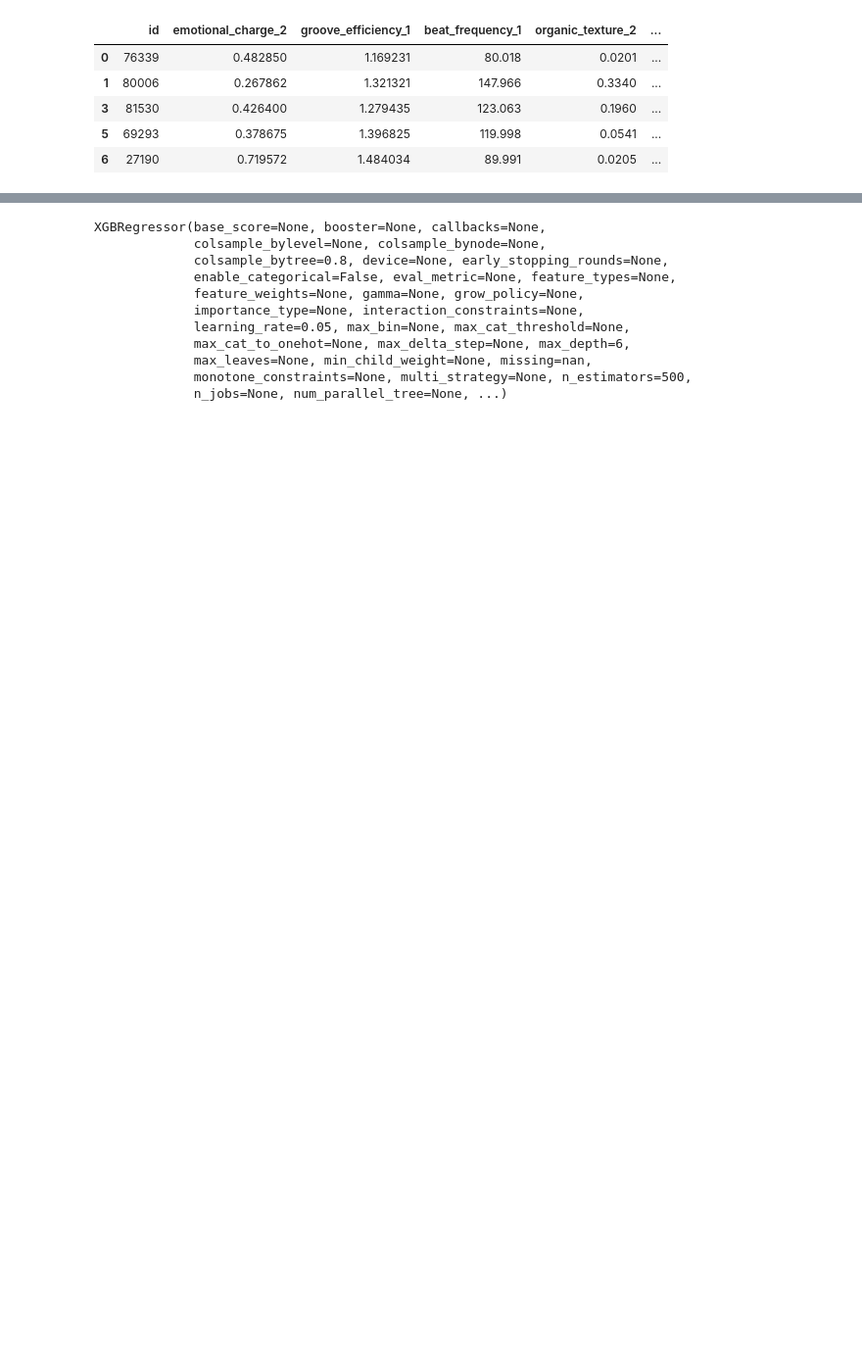
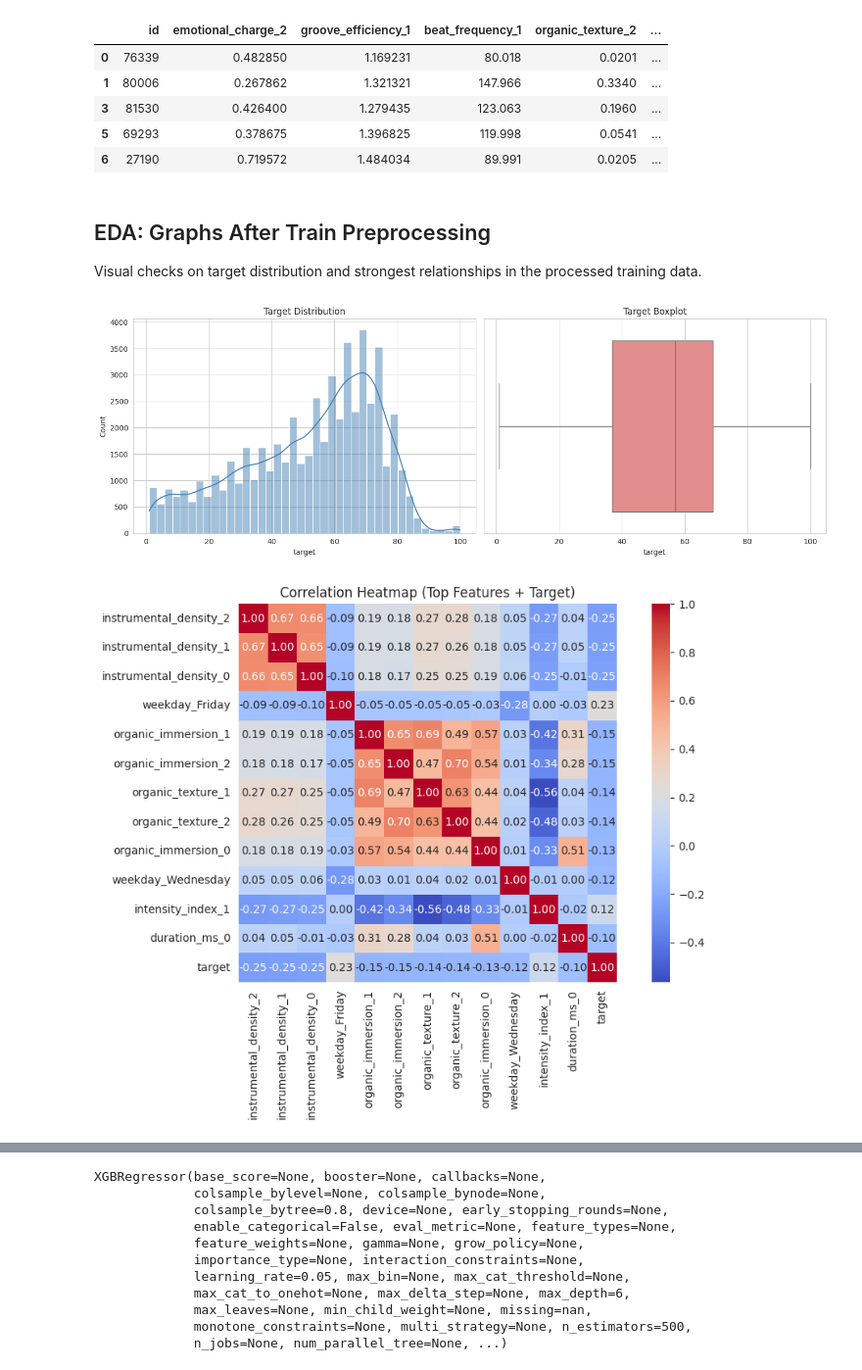
Before and after one commit to TenathDilusha/kaggle-Regression, a Jupyter notebook: main.ipynb, the cells around one changed output, grey strips where cells are left out. Shown at 98% size. Cells and saved outputs as stored; diff of their text form; code cells hidden in the pictures; blank space fills up the shorter version.

```diff
--- a/main.ipynb
+++ b/main.ipynb
@@ -37,9 +19,9 @@ train.head()
 | 3 | 81530 | 0.426400 | 1.279435 | 123.063 | 0.1960 | ... |
 | 4 | 60534 | 0.000000 | 0.974906 | 132.722 | 0.0811 | ... |
 # %%
-train = train.drop(['composition_label_0', 'composition_label_1', 'creator_collective', 'composition_label_2', 'track_identifier'], axis=1)
+df = df.drop(['composition_label_0', 'composition_label_1', 'creator_collective', 'composition_label_2', 'track_identifier'], axis=1)
 # %%
-train = train.dropna(subset = ['weekday_of_release', 'season_of_release', 'lunar_phase'])
+df = df.dropna(subset = ['weekday_of_release', 'season_of_release', 'lunar_phase'])
 # %%
-train = train.fillna(0)
+df = df.fillna(0)
 # %%
@@ -66,10 +39,11 @@ train.head()
 # %%
-train['publication_timestamp'] = pd.to_datetime(
-    train['publication_timestamp'],
+df['publication_timestamp'] = pd.to_datetime(
+    df['publication_timestamp'],
     errors='coerce'
 )
 
-train['year'] = train['publication_timestamp'].dt.year
-train['month'] = train['publication_timestamp'].dt.month
-train['day'] = train['publication_timestamp'].dt.day
+df['year'] = df['publication_timestamp'].dt.year
+df['month'] = df['publication_timestamp'].dt.month
+df['day'] = df['publication_timestamp'].dt.day
+df = df.drop('publication_timestamp', axis=1)
 # %%
@@ -81,3 +55,57 @@ train.head()
 | 3 | 81530 | 0.426400 | 1.279435 | 123.063 | 0.1960 | ... |
 | 5 | 69293 | 0.378675 | 1.396825 | 119.998 | 0.0541 | ... |
 | 6 | 27190 | 0.719572 | 1.484034 | 89.991 | 0.0205 | ... |
+# %% [markdown]
+## EDA: Graphs After Train Preprocessing
+Visual checks on target distribution and strongest relationships in the processed training data.
+# %%
+import matplotlib.pyplot as plt
+import seaborn as sns
+
+sns.set_style('whitegrid')
+
+# 1) Target distribution after preprocessing
+fig, axes = plt.subplots(1, 2, figsize=(14, 5))
+sns.histplot(df['target'], kde=True, bins=40, ax=axes[0], color='steelblue')
+axes[0].set_title('Target Distribution')
+axes[0].set_xlabel('target')
+
+sns.boxplot(x=df['target'], ax=axes[1], color='lightcoral')
+axes[1].set_title('Target Boxplot')
+axes[1].set_xlabel('target')
+plt.tight_layout()
+plt.show()
+
+# 2) Correlation heatmap of top numeric features by absolute relation with target
+numeric_df = df.select_dtypes(include='number').copy()
+if 'target' in numeric_df.columns:
+    corr_with_target = numeric_df.corr()['target'].drop('target').abs().sort_values(ascending=False)
+    top_features = corr_with_target.head(12).index.tolist()
+    heatmap_cols = top_features + ['target']
+
+    plt.figure(figsize=(10, 7))
+    sns.heatmap(
+        numeric_df[heatmap_cols].corr(),
+        annot=True,
+        fmt='.2f',
+        cmap='coolwarm',
+        square=True
+    )
+    plt.title('Correlation Heatmap (Top Features + Target)')
+    plt.tight_layout()
+    plt.show()
+
+# 3) Quick look at engineered date features vs target
+date_cols = [c for c in ['year', 'month', 'day'] if c in df.columns]
+if date_cols:
+    for col in date_cols:
+        plt.figure(figsize=(8, 4))
+        sns.boxplot(x=df[col], y=df['target'])
+        plt.title(f'Target by {col}')
+        plt.xlabel(col)
+        plt.ylabel('target')
+        plt.tight_layout()
+        plt.show()
+# %% [output]
+[figure, added]
+[figure, added]
```
Also changed, not shown: parts of 15 cells of this notebook, 2 other files.
